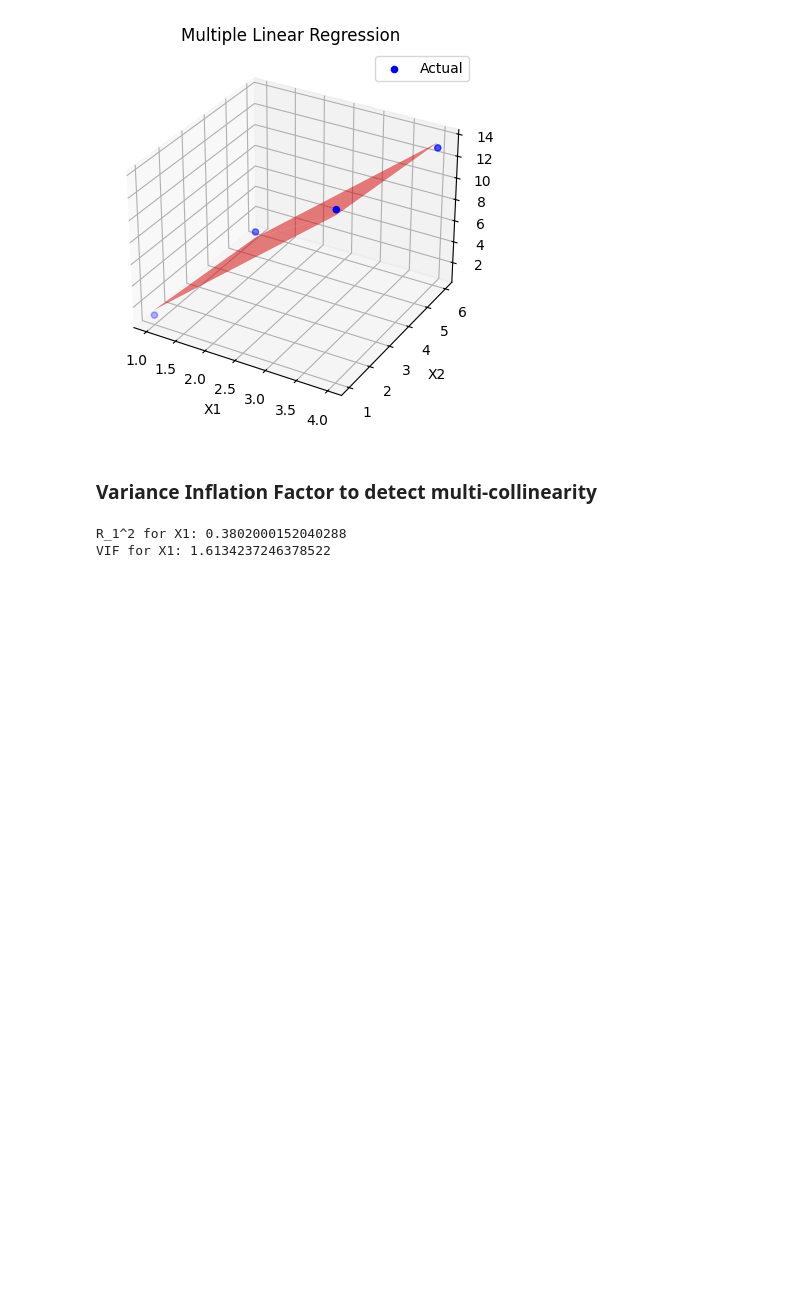
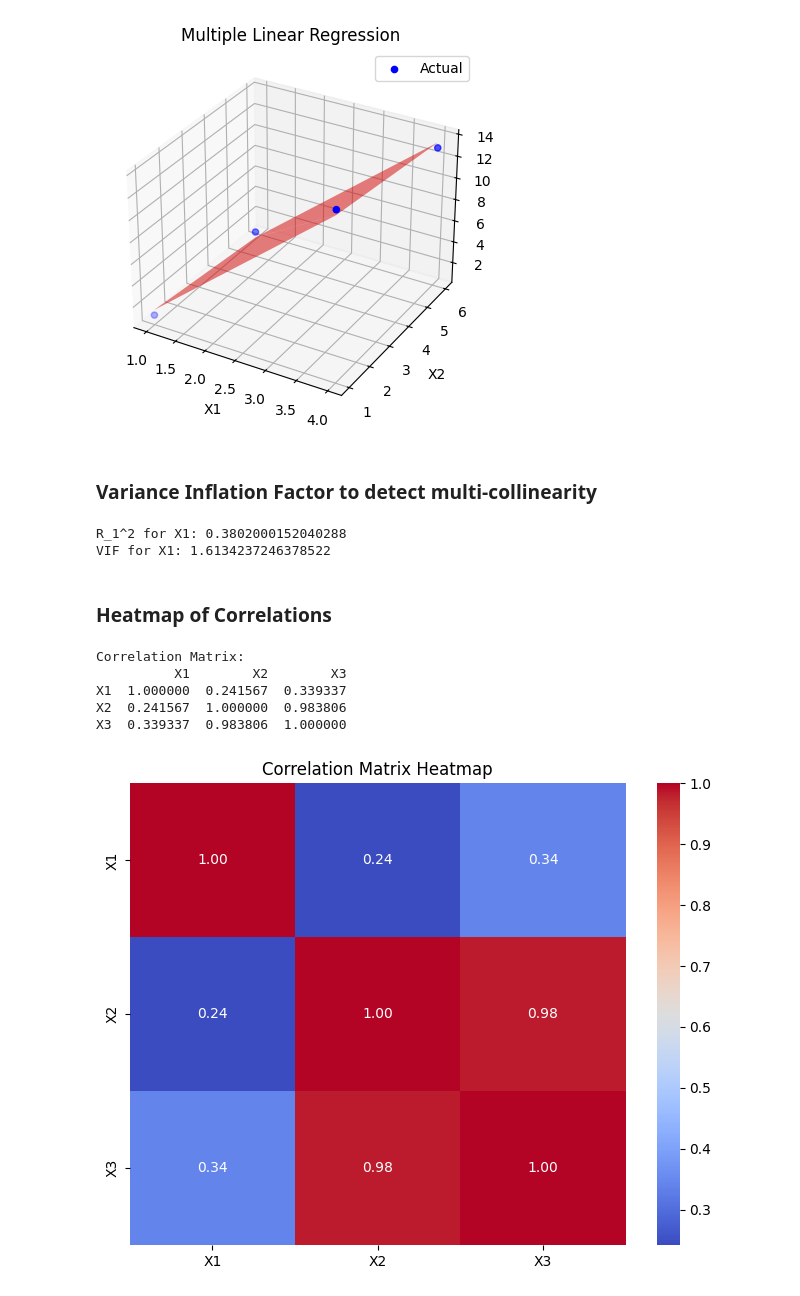
Before and after one commit to GSPune/ML-Lab-Work, a Jupyter notebook: ML Algorithms/Multiple_LinearRegression.ipynb, the cells around one changed output. Cells and saved outputs as stored; diff of their text form; code cells hidden in the pictures; blank space fills up the shorter version.

Commit message:
Heatmap + Lasso Reg. Plot

```diff
--- a/ML Algorithms/Multiple_LinearRegression.ipynb
+++ b/ML Algorithms/Multiple_LinearRegression.ipynb
@@ -107,3 +107,37 @@ print("VIF for X1:", VIF)
 # %% [output]
 R_1^2 for X1: 0.3802000152040288
 VIF for X1: 1.6134237246378522
+# %% [markdown]
+### Heatmap of Correlations
+# %%
+import pandas as pd
+import seaborn as sns
+import matplotlib.pyplot as plt
+
+# Create sample data
+data = {'X1': [1, 2, 3, 4],
+        'X2': [100, 7, 4000, 5.1],
+        'X3': [2.1, -4.1, 42, 5]}
+
+df = pd.DataFrame(data)
+
+#Calculate the correlation matrix
+corr_matrix = df.corr()
+# corr_matrix
+
+#Display the correlation matrix
+print("Correlation Matrix:")
+print(corr_matrix)
+
+#Plot a heatmap for the correlation matrix
+plt.figure(figsize=(8,6))
+sns.heatmap(corr_matrix,annot=True,cmap='coolwarm',fmt='.2f')
+plt.title('Correlation Matrix Heatmap')
+plt.show()
+# %% [output]
+Correlation Matrix:
+          X1        X2        X3
+X1  1.000000  0.241567  0.339337
+X2  0.241567  1.000000  0.983806
+X3  0.339337  0.983806  1.000000
+[figure, added]
```
Also changed, not shown: 1 other file.
